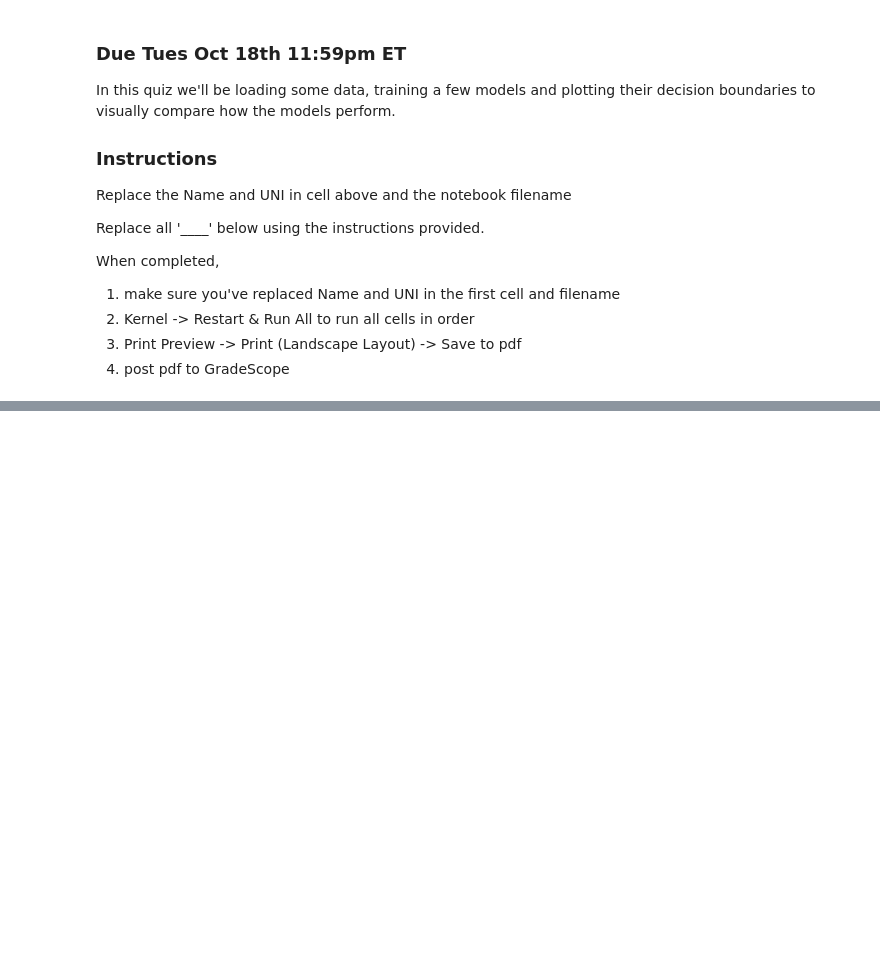
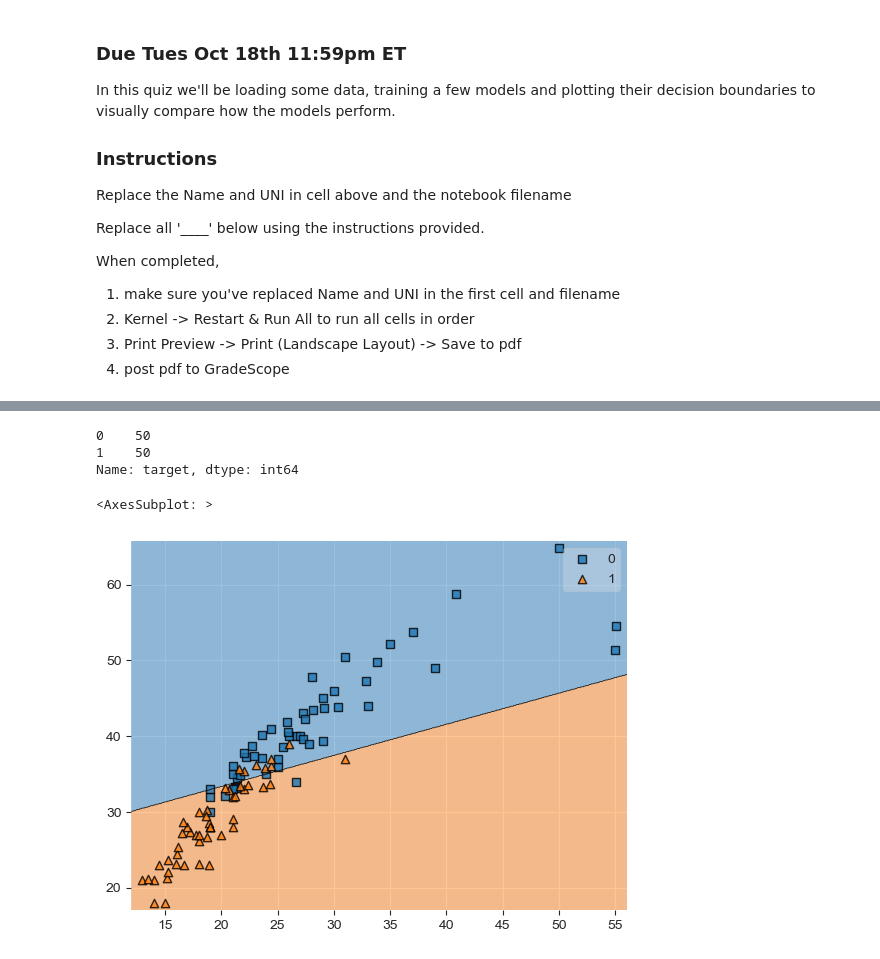
Before and after one commit to iiiirene-529/eods-f22, a Jupyter notebook: weekly_quiz/Week_06_Quiz-UNI.ipynb, the cells around one changed output, grey strips where cells are left out. Saved outputs shown, nothing was run; the diff lists cells and outputs as text; code cells hidden in the pictures; blank space fills up the shorter version.

```diff
--- a/weekly_quiz/Week_06_Quiz-UNI.ipynb
+++ b/weekly_quiz/Week_06_Quiz-UNI.ipynb
@@ -51,35 +49,40 @@ FileNotFoundError: [Errno 2] No such file or directory: '../data/vehicle_subset_
 # %%
 # The two features we want to classify on are "UCity" and "UHighway"
 # Store these two feature columns from df in X
-____
-
+X = df[['UCity', 'UHighway']]
 # Check to make sure that X only has 100 rows and 2 columns
 assert X.shape == (100,2)
 
+
 # Store the target column "target" in y
-____
-
+y = df['target']
 # Check to make sure that y is 1 dimensional with 100 elements
 assert y.shape == (100,)
 
 # Print out the number of observations per target
 # Note that each class should have 50 observations.
-____
+y.value_counts()
+# %% [output]
+0    50
+1    50
+Name: target, dtype: int64
 # %%
 # Import LogisticRegression from sklearn.linear_model
-____
-
+from sklearn.linear_model import LogisticRegression
 # Instantiate the LogisticRegression model with default settings
 # Store the untrained model in logr
-____
+logr = LogisticRegression()
 
 # Fit the model on on X and y
-____
+logr.fit(X,y)
 
 # Plot the training set and trained classifier with
 #   plot_decision_regions()
 # NOTE: plot_decision_regions() requires numpy arrays, not pandas objects
 #   use X.values, y.values to pass in numpy arrays
-____
+plot_decision_regions(X.values, y.values,clf = logr)
+# %% [output]
+<AxesSubplot: >
+[figure, added]
 # %%
 # Import KNeighborsClassifier from sklearn.neighbors
```
Also changed, not shown: parts of 3 cells of this notebook.
